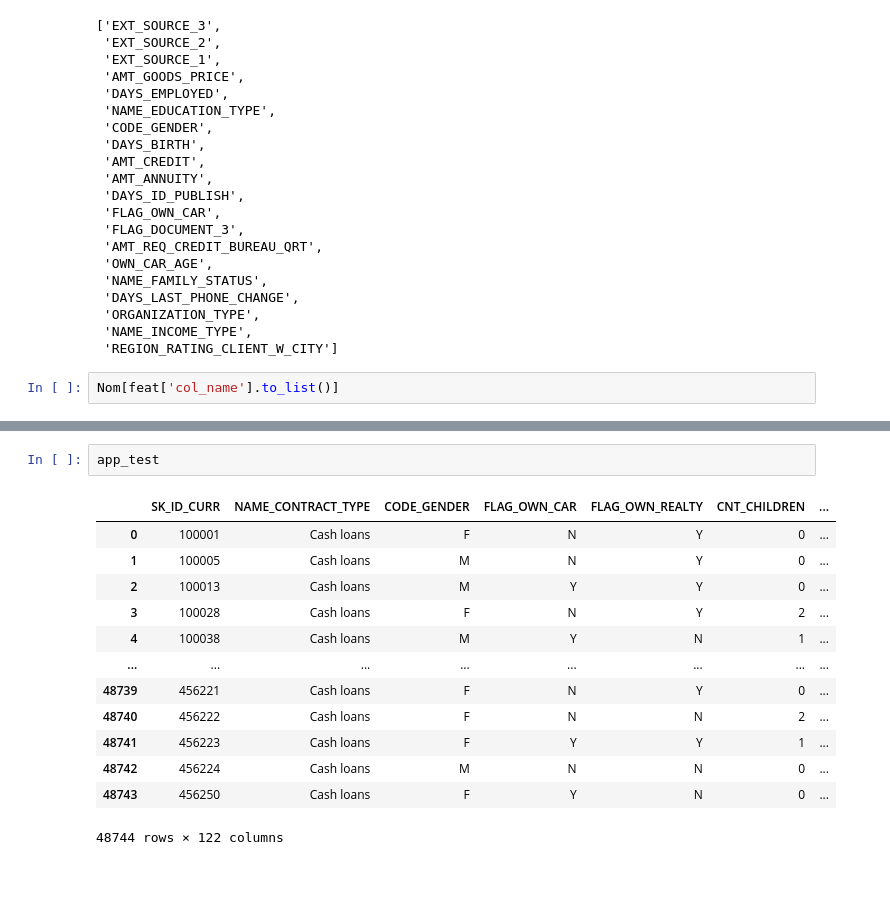
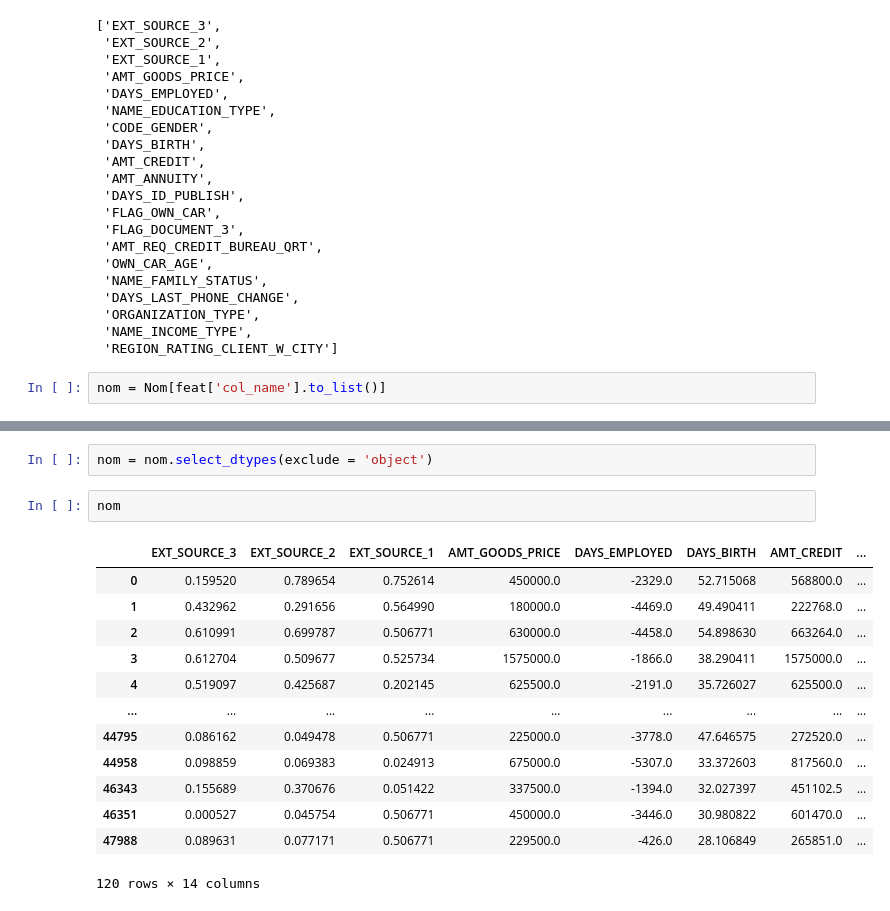
Before and after one commit to CecileLecoublet/Projet_credit, a Jupyter notebook: Dashboard/test.ipynb, the cells around one changed output, grey strips where cells are left out. Drawn from its saved outputs; the diff is of its cells as text; blank space fills up the shorter version.

```diff
--- a/Dashboard/test.ipynb
+++ b/Dashboard/test.ipynb
@@ -181,4 +181,4 @@ feat["col_name"].to_list()
  'NAME_INCOME_TYPE',
  'REGION_RATING_CLIENT_W_CITY']
 # %%
-Nom[feat['col_name'].to_list()]
+nom = Nom[feat['col_name'].to_list()]
@@ -199,16 +185,18 @@ Nom[feat['col_name'].to_list()]
-# %%
-app_test
-# %% [output]
-|  | SK_ID_CURR | NAME_CONTRACT_TYPE | CODE_GENDER | FLAG_OWN_CAR | FLAG_OWN_REALTY | CNT_CHILDREN | ... |
-| 0 | 100001 | Cash loans | F | N | Y | 0 | ... |
-| 1 | 100005 | Cash loans | M | N | Y | 0 | ... |
-| 2 | 100013 | Cash loans | M | Y | Y | 0 | ... |
-| 3 | 100028 | Cash loans | F | N | Y | 2 | ... |
-| 4 | 100038 | Cash loans | M | Y | N | 1 | ... |
-| ... | ... | ... | ... | ... | ... | ... | ... |
-| 48739 | 456221 | Cash loans | F | N | Y | 0 | ... |
-| 48740 | 456222 | Cash loans | F | N | N | 2 | ... |
-| 48741 | 456223 | Cash loans | F | Y | Y | 1 | ... |
-| 48742 | 456224 | Cash loans | M | N | N | 0 | ... |
-| 48743 | 456250 | Cash loans | F | Y | N | 0 | ... |
-48744 rows × 122 columns
+# %%
+nom = nom.select_dtypes(exclude = 'object')
+# %%
+nom
+# %% [output]
+|  | EXT_SOURCE_3 | EXT_SOURCE_2 | EXT_SOURCE_1 | AMT_GOODS_PRICE | DAYS_EMPLOYED | DAYS_BIRTH | AMT_CREDIT | ... |
+| 0 | 0.159520 | 0.789654 | 0.752614 | 450000.0 | -2329.0 | 52.715068 | 568800.0 | ... |
+| 1 | 0.432962 | 0.291656 | 0.564990 | 180000.0 | -4469.0 | 49.490411 | 222768.0 | ... |
+| 2 | 0.610991 | 0.699787 | 0.506771 | 630000.0 | -4458.0 | 54.898630 | 663264.0 | ... |
+| 3 | 0.612704 | 0.509677 | 0.525734 | 1575000.0 | -1866.0 | 38.290411 | 1575000.0 | ... |
+| 4 | 0.519097 | 0.425687 | 0.202145 | 625500.0 | -2191.0 | 35.726027 | 625500.0 | ... |
+| ... | ... | ... | ... | ... | ... | ... | ... | ... |
+| 44795 | 0.086162 | 0.049478 | 0.506771 | 225000.0 | -3778.0 | 47.646575 | 272520.0 | ... |
+| 44958 | 0.098859 | 0.069383 | 0.024913 | 675000.0 | -5307.0 | 33.372603 | 817560.0 | ... |
+| 46343 | 0.155689 | 0.370676 | 0.051422 | 337500.0 | -1394.0 | 32.027397 | 451102.5 | ... |
+| 46351 | 0.000527 | 0.045754 | 0.506771 | 450000.0 | -3446.0 | 30.980822 | 601470.0 | ... |
+| 47988 | 0.089631 | 0.077171 | 0.506771 | 229500.0 | -426.0 | 28.106849 | 265851.0 | ... |
+120 rows × 14 columns
```
Also changed, not shown: parts of 1 cell of this notebook, 1 other file.
